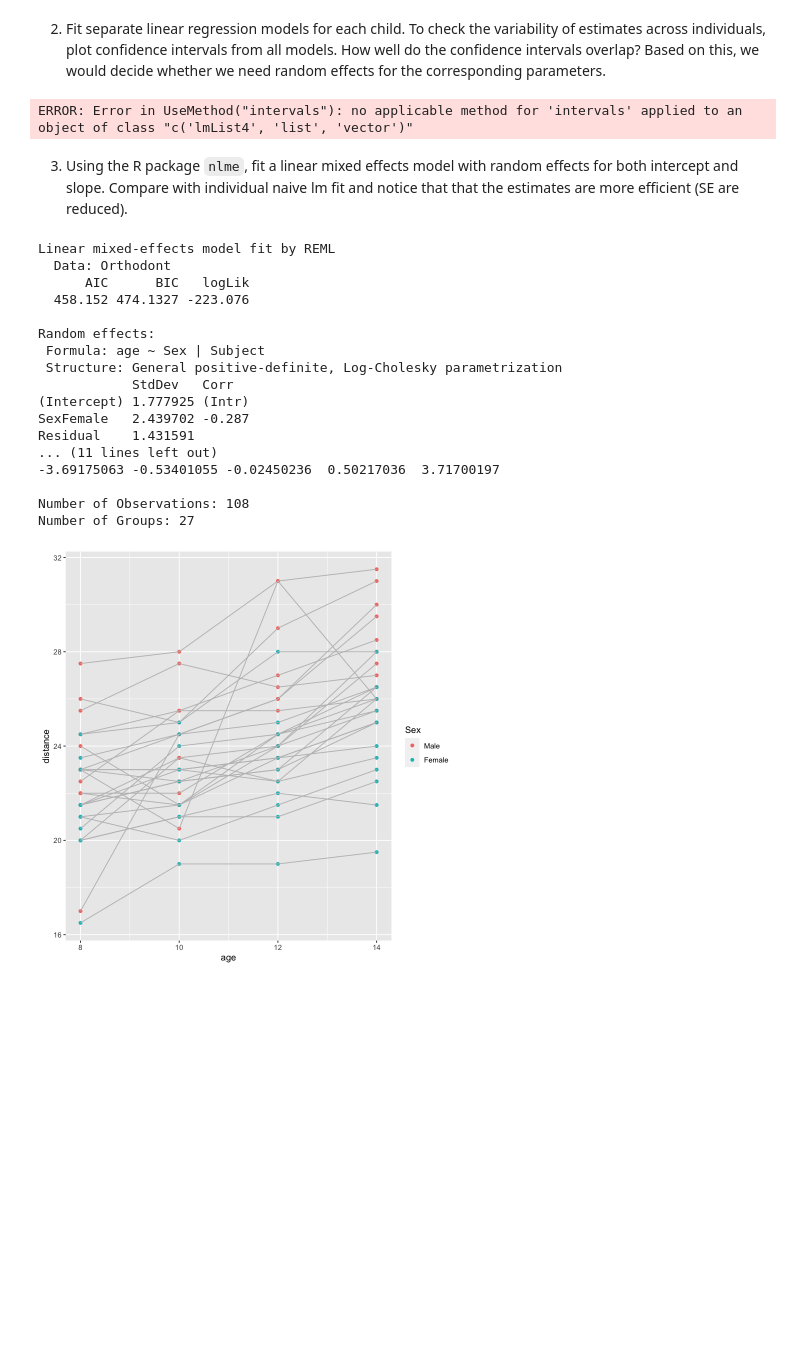
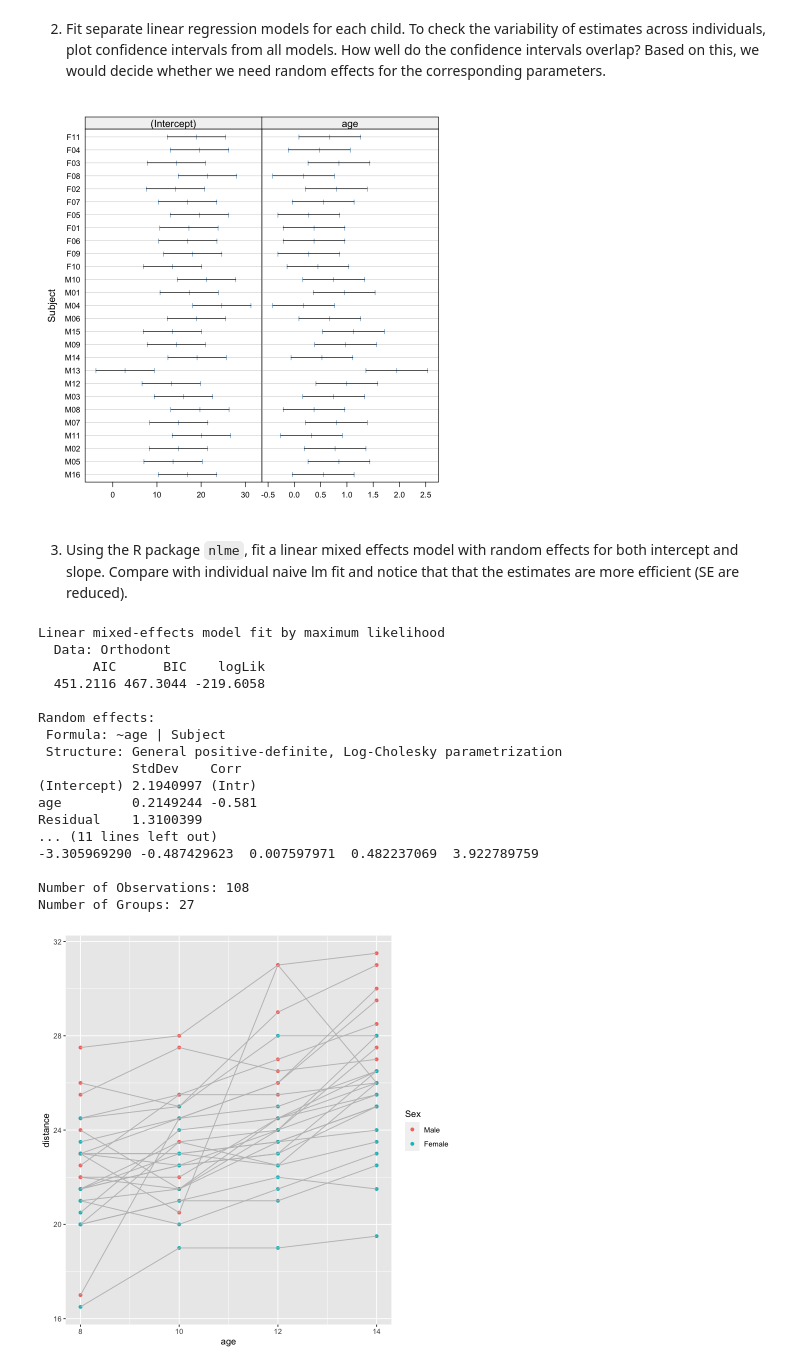
Before and after one commit to zrthxn/spedex, a Jupyter notebook: 08 - Mixed Effects Models.ipynb, the cells around one changed output. Drawn from its saved outputs; the diff is of its cells as text; code cells hidden in the pictures; blank space fills up the shorter version.

```diff
--- a/08 - Mixed Effects Models.ipynb
+++ b/08 - Mixed Effects Models.ipynb
@@ -58,25 +58,25 @@ corresponding parameters.
 # %%
 # cis <- c()
 # for (subject in unique(Orthodont$Subject)) {
 #     s <- subset(Orthodont, Orthodont$Subject == subject)
 #     m <- lm(distance ~ age, data = s)
 
 #     cf <- seq(min(s$age), max(s$age), by = 0.05)
 #     ci <- predict(m, newdata=data.frame(age=cf), interval="confidence", level = 0.95)
 #     cis <- c(cis, c(cf, ci))
 
 #     plot(s$age, s$distance, xlab="Age", ylab="Distance", main="Regression")
 #     abline(m, col="lightblue")
 #     lines(cf, ci[,2], col="blue", lty=2)
 #     lines(cf, ci[,3], col="blue", lty=2)
 # }
 
 ## To fit LR models for each child separately:
-fm1Orth.lis <- lmList(distance ~ age | Subject, data = Orthodont)
+m.lmlist <- lmList(distance ~ age | Subject, data = Orthodont)
 ## To plot confidence intervals:
-plot(intervals(fm1Orth.lis))
+plot(intervals(m.lmlist))
 # %% [output]
-ERROR: Error in UseMethod("intervals"): no applicable method for 'intervals' applied to an object of class "c('lmList4', 'list', 'vector')"
+[figure, added]
 # %% [markdown]
 3. Using the R package `nlme`, fit a linear mixed effects model with random effects for both
 intercept and slope. Compare with individual naive lm fit and notice that that the estimates
@@ -84,25 +84,23 @@ are more efficient (SE are reduced).
 # %%
 library("nlme")
 
-m.lme = lme(distance ~ age, random = age ~ Sex, data = Orthodont)
+m.lme = lme(distance ~ age, random = ~ age|Subject, data = Orthodont, method="ML")
 summary(m.lme)
-# plot(distance ~ age, data = Orthodont)
-# abline(m1["coefficients"])
 # %% [output]
-Linear mixed-effects model fit by REML
+Linear mixed-effects model fit by maximum likelihood
   Data: Orthodont
-      AIC      BIC   logLik
-  458.152 474.1327 -223.076
+       AIC      BIC    logLik
+  451.2116 467.3044 -219.6058
 
 Random effects:
- Formula: age ~ Sex | Subject
+ Formula: ~age | Subject
  Structure: General positive-definite, Log-Cholesky parametrization
-            StdDev   Corr
-(Intercept) 1.777925 (Intr)
-SexFemale   2.439702 -0.287
-Residual    1.431591
+            StdDev    Corr
+(Intercept) 2.1940997 (Intr)
+age         0.2149244 -0.581
+Residual    1.3100399
 ... (11 lines left out)
--3.69175063 -0.53401055 -0.02450236  0.50217036  3.71700197
+-3.305969290 -0.487429623  0.007597971  0.482237069  3.922789759
 
 Number of Observations: 108
 Number of Groups: 27
```
Also changed, not shown: parts of 4 cells of this notebook.
